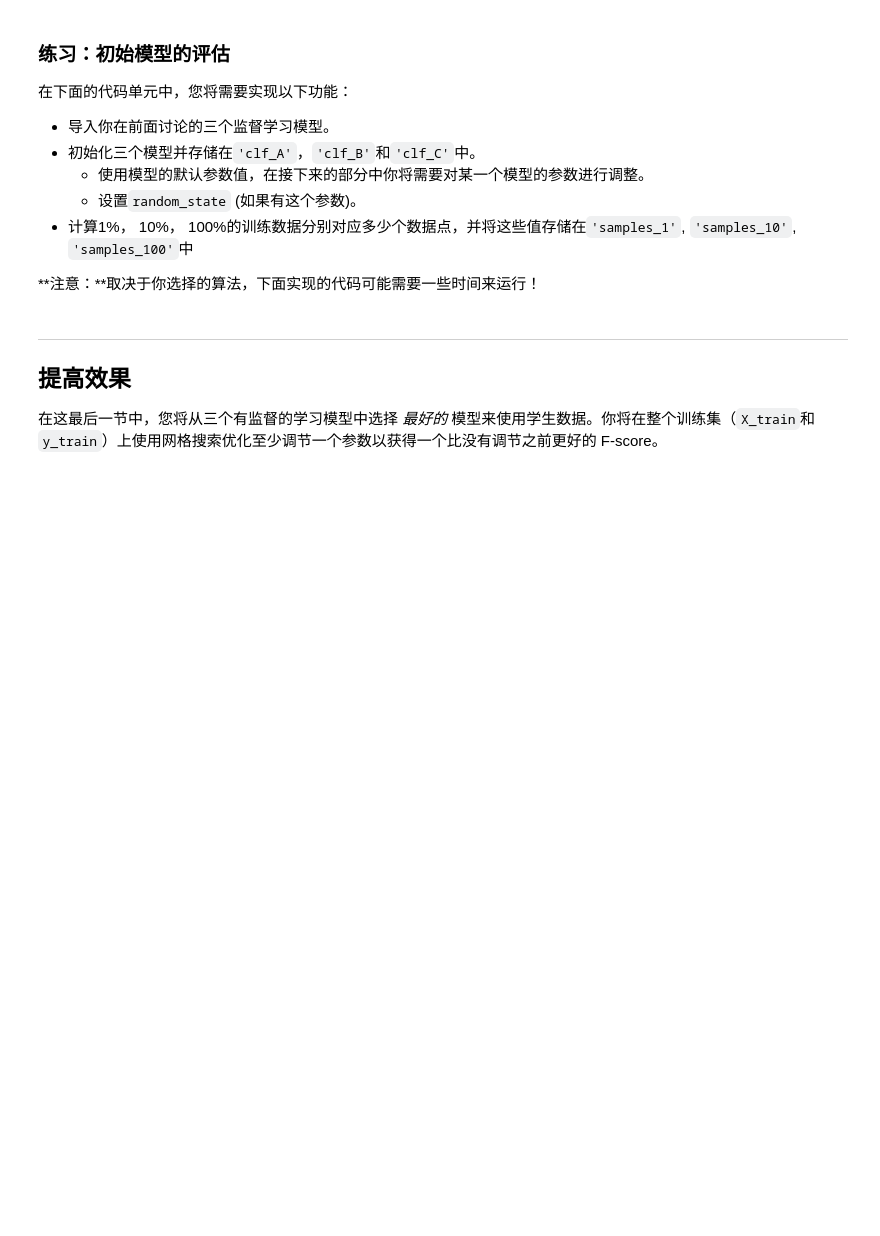
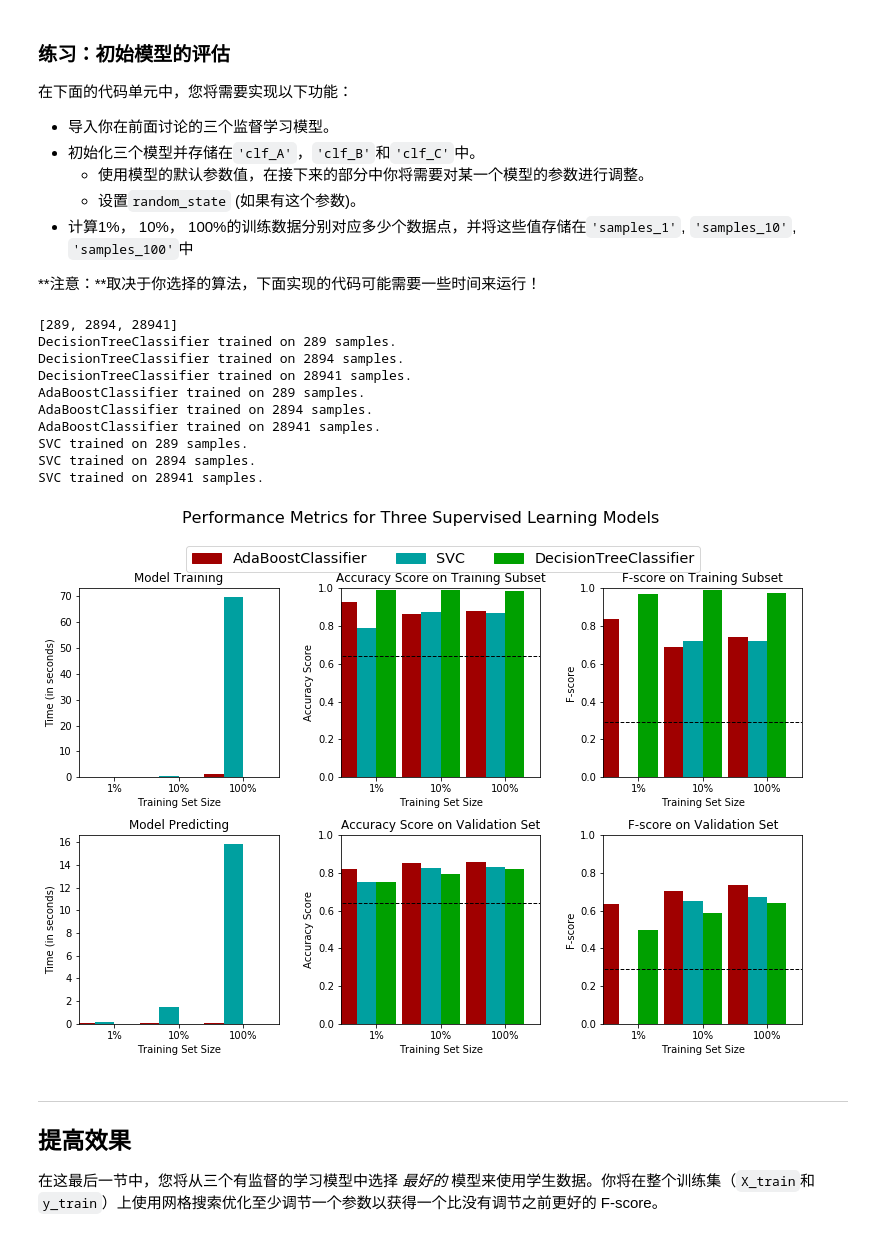
Before and after one commit to Rheasilvia/finding_donorsDemo, a Jupyter notebook: finding_donors/finding_donors.ipynb, the cells around one changed output. Cells and saved outputs as stored; diff of their text form; code cells hidden in the pictures; blank space fills up the shorter version.

```diff
--- a/finding_donors/finding_donors.ipynb
+++ b/finding_donors/finding_donors.ipynb
@@ -206,7 +206,7 @@ $$ F_{\beta} = (1 + \beta^2) \cdot \frac{precision \cdot recall}{\left( \beta^2
 
 #TODO： 计算准确率
 #假设训练全预测对了，那么准确率为：
-accuracy = np.divide(X_train.shape[0], float(n_records))
+accuracy = np.divide(n_greater_50k, float(n_records))
 
 # TODO： 计算查准率 Precision
 precision = np.divide(n_greater_50k, float(n_records))
@@ -403,8 +424,8 @@ def train_predict(learner, sample_size, X_train, y_train, X_val, y_val):
     # TODO: 得到在验证集上的预测值
     #       然后得到对前300个训练数据的预测结果
     start = time() # 获得程序开始时间
-    predictions_val = learner.predictions_val(X_test)
-    predictions_train = learner.predictions_train(X_train[:300])
+    predictions_val = learner.predict(X_test)
+    predictions_train = learner.predict(X_train[:300])
     end = time() # 获得程序结束时间
 
     # TODO：计算预测用时
@@ -439,27 +460,44 @@ def train_predict(learner, sample_size, X_train, y_train, X_val, y_val):
 **注意：**取决于你选择的算法，下面实现的代码可能需要一些时间来运行！
 # %%
 # TODO：从sklearn中导入三个监督学习模型
-from sklearn import tree,svm
+from sklearn.tree import DecisionTreeClassifier
+from sklearn.naive_bayes import GaussianNB
+from sklearn.svm import SVC
+from sklearn.ensemble import AdaBoostClassifier
 # TODO：初始化三个模型
-clf_A = None
-clf_B = None
-clf_C = None
+# clf_A = GaussianNB() 不理想
+clf_A = DecisionTreeClassifier()#不理想
+clf_B = AdaBoostClassifier()#理想
+clf_C = SVC()#理想
 
 # TODO：计算1%， 10%， 100%的训练数据分别对应多少点
-samples_1 = None
-samples_10 = None
-samples_100 = None
+samples_1 = int(X_train.shape[0] * 0.01)
+samples_10 = int(X_train.shape[0] * 0.1)
+samples_100 = int(X_train.shape[0] * 1)
+print [samples_1, samples_10, samples_100]
 
 # 收集学习器的结果
 results = {}
 for clf in [clf_A, clf_B, clf_C]:
     clf_name = clf.__class__.__name__
     results[clf_name] = {}
     for i, samples in enumerate([samples_1, samples_10, samples_100]):
         results[clf_name][i] = train_predict(clf, samples, X_train, y_train, X_val, y_val)
 
 # 对选择的三个模型得到的评价结果进行可视化
 vs.evaluate(results, accuracy, fscore)
+# %% [output]
+[289, 2894, 28941]
+DecisionTreeClassifier trained on 289 samples.
+DecisionTreeClassifier trained on 2894 samples.
+DecisionTreeClassifier trained on 28941 samples.
+AdaBoostClassifier trained on 289 samples.
+AdaBoostClassifier trained on 2894 samples.
+AdaBoostClassifier trained on 28941 samples.
+SVC trained on 289 samples.
+SVC trained on 2894 samples.
+SVC trained on 28941 samples.
+[figure, added]
 # %% [markdown]
 ----
 ## 提高效果
```
Also changed, not shown: parts of 18 cells of this notebook.
